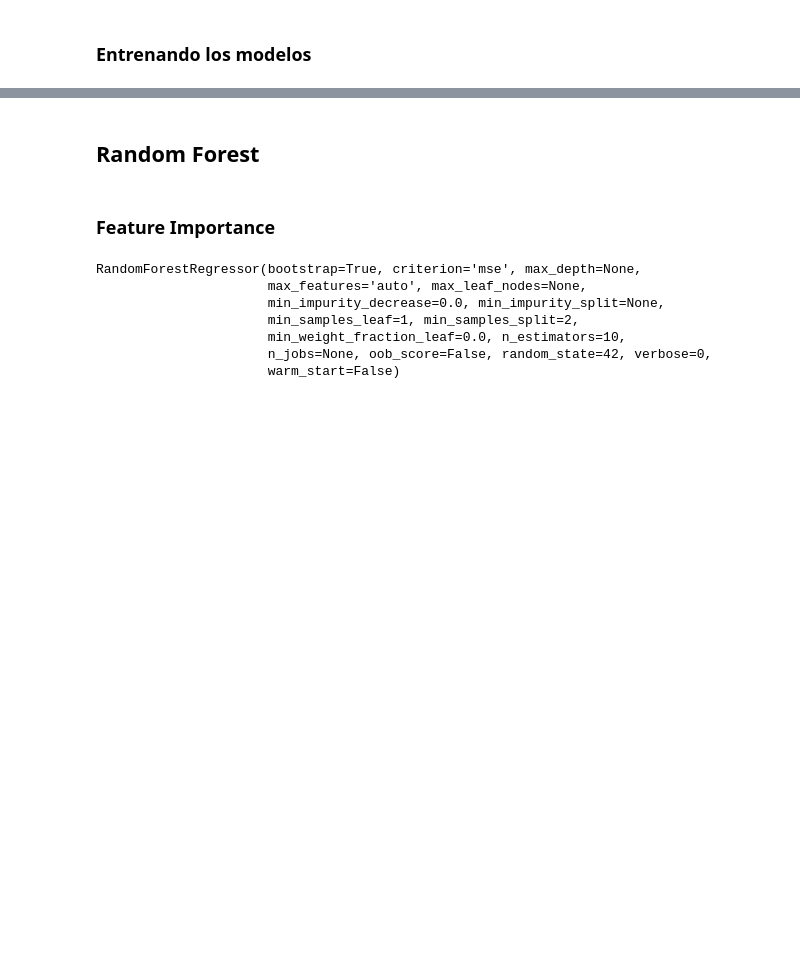
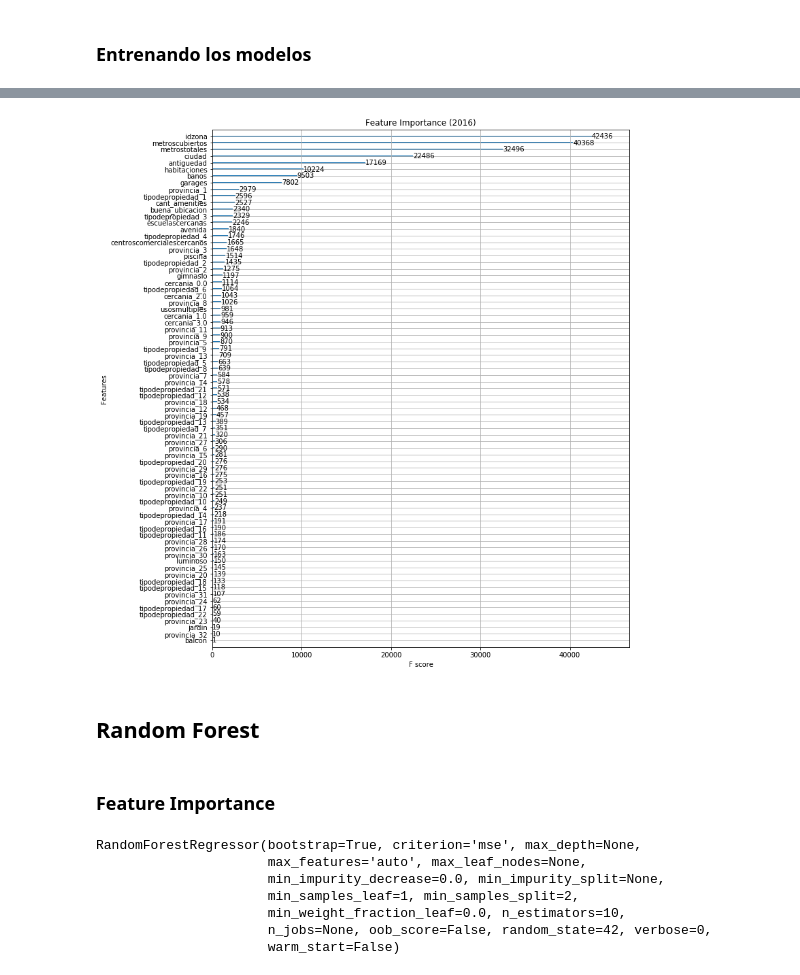
Before and after one commit to lautarofritz/TP2-Orga-de-Datos, a Jupyter notebook: TP2 Orga de Datos (feature importance).ipynb, the cells around one changed output, grey strips where cells are left out. Saved outputs shown, nothing was run; the diff lists cells and outputs as text; code cells hidden in the pictures; blank space fills up the shorter version.

```diff
--- a/TP2 Orga de Datos (feature importance).ipynb
+++ b/TP2 Orga de Datos (feature importance).ipynb
@@ -578,3 +606,8 @@ print("MAE XGB: " + str(XGB_mae))
+# %%
+fig, ax = plt.subplots(1,1,figsize=(11,14))
+xgb.plot_importance(XGB_2016, ax=ax, title='Feature Importance (2016)');
+# %% [output]
+[figure, added]
 # %% [markdown]
 ## Random Forest
 # %% [markdown]
```
Also changed, not shown: parts of 16 cells of this notebook.
